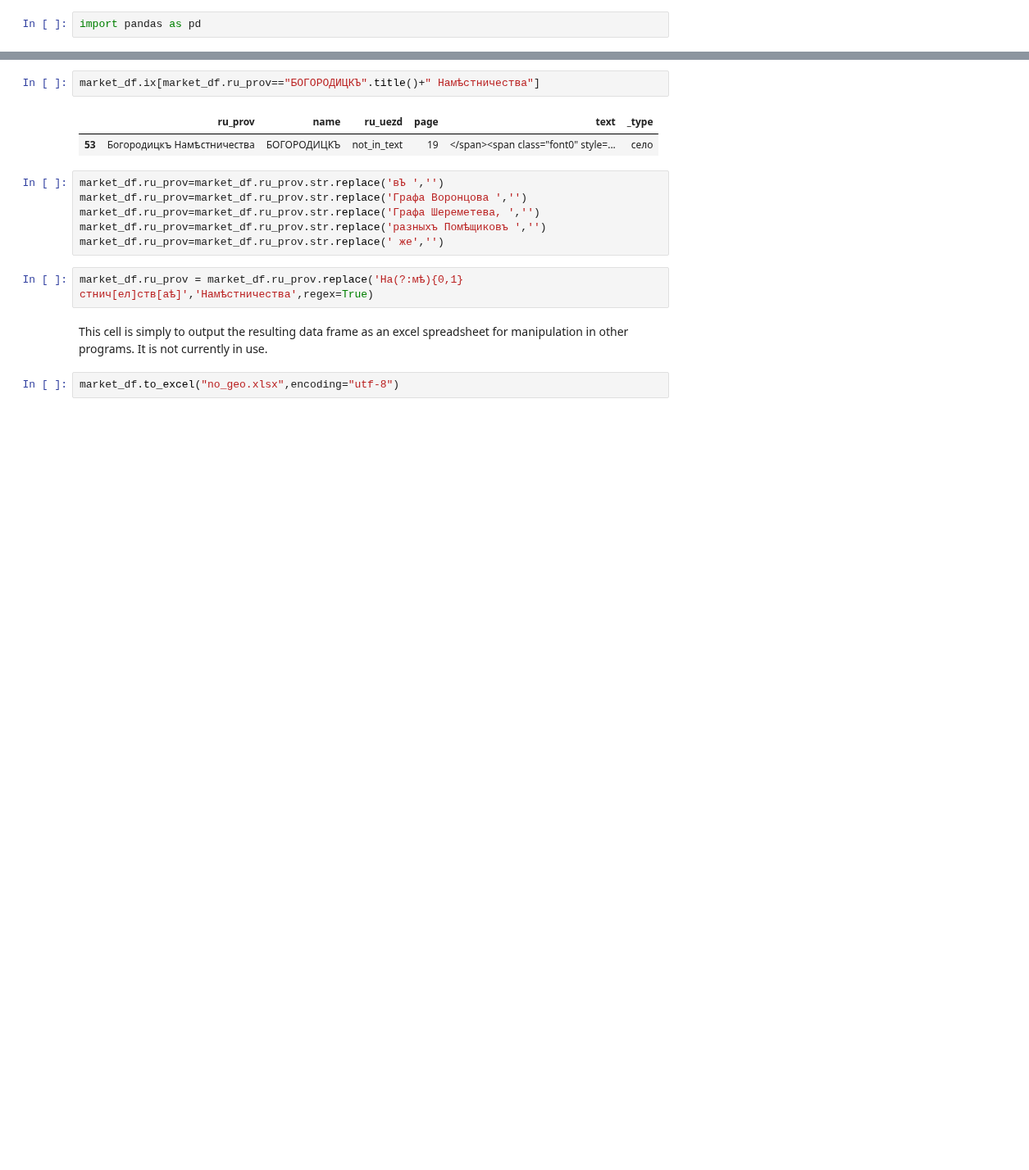
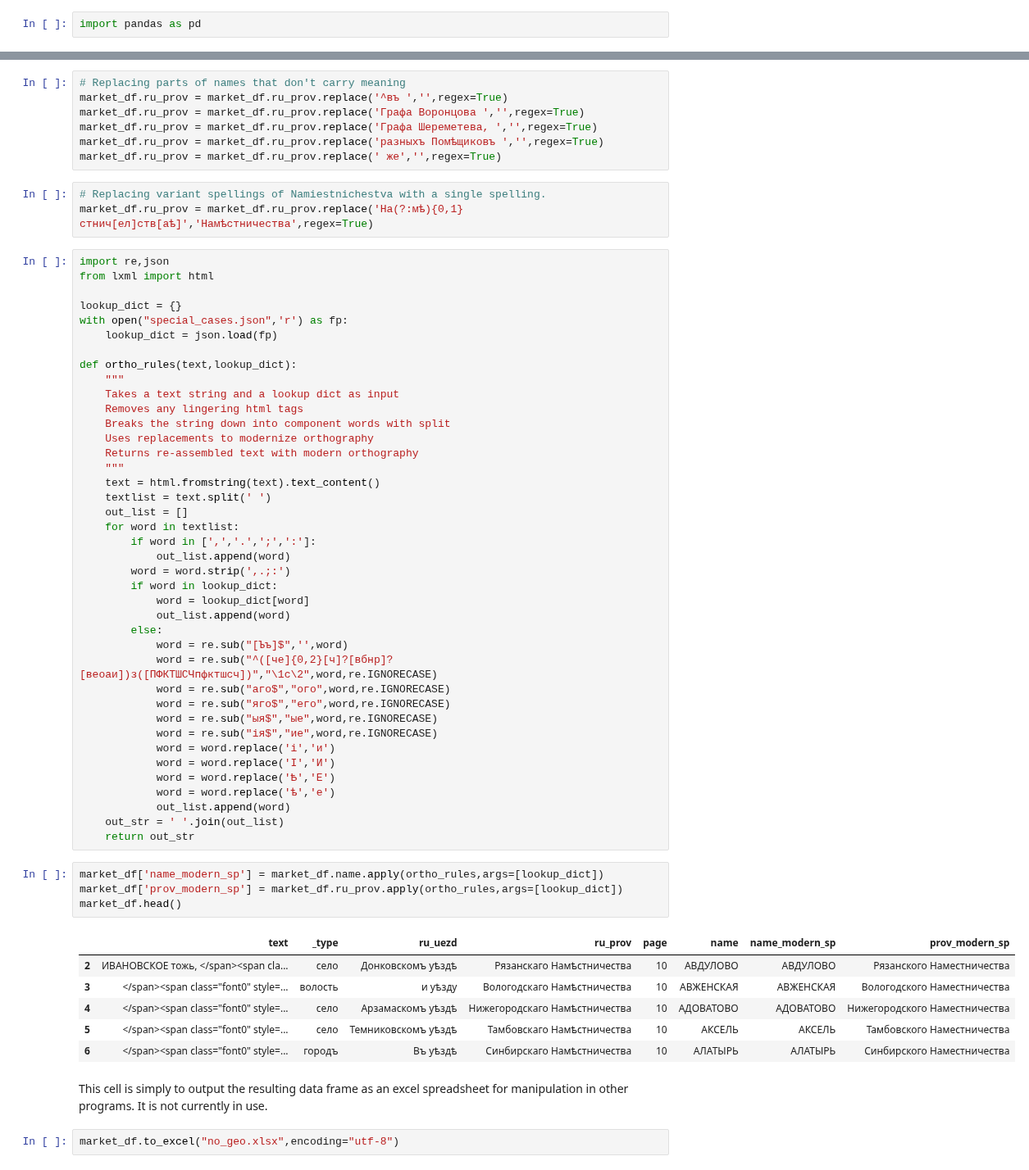
Before and after one commit to jaguillette/fungHGR, a Jupyter notebook: geocoding.ipynb, the cells around one changed output, grey strips where cells are left out. Shown at 82% size. Saved outputs shown, nothing was run; the diff lists cells and outputs as text; blank space fills up the shorter version.

Commit message:
added orthography modernization to geocoding process.

```diff
--- a/geocoding.ipynb
+++ b/geocoding.ipynb
@@ -127,16 +129,64 @@ replace_sameas(market_df,'ru_prov','name',match_list,"уѣздѣ")
-# %%
-market_df.ix[market_df.ru_prov=="БОГОРОДИЦКЪ".title()+" Намѣстничества"]
-# %% [output]
-|  | ru_prov | name | ru_uezd | page | text | _type |
-| 53 | Богородицкъ Намѣстничества | БОГОРОДИЦКЪ | not_in_text | 19 | </span><span class="font0" style=... | село |
 # %%
-market_df.ru_prov=market_df.ru_prov.str.replace('вЪ ','')
-market_df.ru_prov=market_df.ru_prov.str.replace('Графа Воронцова ','')
-market_df.ru_prov=market_df.ru_prov.str.replace('Графа Шереметева, ','')
-market_df.ru_prov=market_df.ru_prov.str.replace('разныхъ Помѣщиковъ ','')
-market_df.ru_prov=market_df.ru_prov.str.replace(' же','')
+# Replacing parts of names that don't carry meaning
+market_df.ru_prov = market_df.ru_prov.replace('^въ ','',regex=True)
+market_df.ru_prov = market_df.ru_prov.replace('Графа Воронцова ','',regex=True)
+market_df.ru_prov = market_df.ru_prov.replace('Графа Шереметева, ','',regex=True)
+market_df.ru_prov = market_df.ru_prov.replace('разныхъ Помѣщиковъ ','',regex=True)
+market_df.ru_prov = market_df.ru_prov.replace(' же','',regex=True)
 # %%
+# Replacing variant spellings of Namiestnichestva with a single spelling.
 market_df.ru_prov = market_df.ru_prov.replace('На(?:мѣ){0,1}стнич[ел]ств[аѣ]','Намѣстничества',regex=True)
+# %%
+import re,json
+from lxml import html
+
+lookup_dict = {}
+with open("special_cases.json",'r') as fp:
+    lookup_dict = json.load(fp)
+
+def ortho_rules(text,lookup_dict):
+    """
+    Takes a text string and a lookup dict as input
+    Removes any lingering html tags
+    Breaks the string down into component words with split
+    Uses replacements to modernize orthography
+    Returns re-assembled text with modern orthography
+    """
+    text = html.fromstring(text).text_content()
+    textlist = text.split(' ')
+    out_list = []
+    for word in textlist:
+        if word in [',','.',';',':']:
+            out_list.append(word)
+        word = word.strip(',.;:')
+        if word in lookup_dict:
+            word = lookup_dict[word]
+            out_list.append(word)
+        else:
+            word = re.sub("[Ъъ]$",'',word)
+            word = re.sub("^([че]{0,2}[ч]?[вбнр]?[веоаи])з([ПФКТШСЧпфктшсч])","\1с\2",word,re.IGNORECASE)
+            word = re.sub("аго$","ого",word,re.IGNORECASE)
+            word = re.sub("яго$","его",word,re.IGNORECASE)
+            word = re.sub("ыя$","ые",word,re.IGNORECASE)
+            word = re.sub("iя$","ие",word,re.IGNORECASE)
+            word = word.replace('і','и')
+            word = word.replace('I','И')
+            word = word.replace('Ѣ','Е')
+            word = word.replace('ѣ','е')
+            out_list.append(word)
+    out_str = ' '.join(out_list)
+    return out_str
+# %%
+market_df['name_modern_sp'] = market_df.name.apply(ortho_rules,args=[lookup_dict])
+market_df['prov_modern_sp'] = market_df.ru_prov.apply(ortho_rules,args=[lookup_dict])
+market_df.head()
+# %% [output]
+|  | text | _type | ru_uezd | ru_prov | page | name | name_modern_sp | prov_modern_sp |
+| 2 | ИВАНОВСКОЕ тожь, </span><span cla... | село | Донковскомъ уѣздѣ | Рязанскаго Намѣстничества | 10 | АВДУЛОВО | АВДУЛОВО | Рязанского Наместничества |
+| 3 | </span><span class="font0" style=... | волость | и уѣзду | Вологодскаго Намѣстничества | 10 | АВЖЕНСКАЯ | АВЖЕНСКАЯ | Вологодского Наместничества |
+| 4 | </span><span class="font0" style=... | село | Арзамаскомъ уѣздѣ | Нижегородскаго Намѣстничества | 10 | АДОВАТОВО | АДОВАТОВО | Нижегородского Наместничества |
+| 5 | </span><span class="font0" style=... | село | Темниковскомъ уѣздѣ | Тамбовскаго Намѣстничества | 10 | АКСЕЛЬ | АКСЕЛЬ | Тамбовского Наместничества |
+| 6 | </span><span class="font0" style=... | городъ | Въ уѣздѣ | Синбирскаго Намѣстничества | 10 | АЛАТЫРЬ | АЛАТЫРЬ | Синбирского Наместничества |
 # %% [markdown]
 This cell is simply to output the resulting data frame as an excel spreadsheet for manipulation in other programs. It is not currently in use.
 # %%
```
Also changed, not shown: parts of 9 cells of this notebook, 1 other file.
